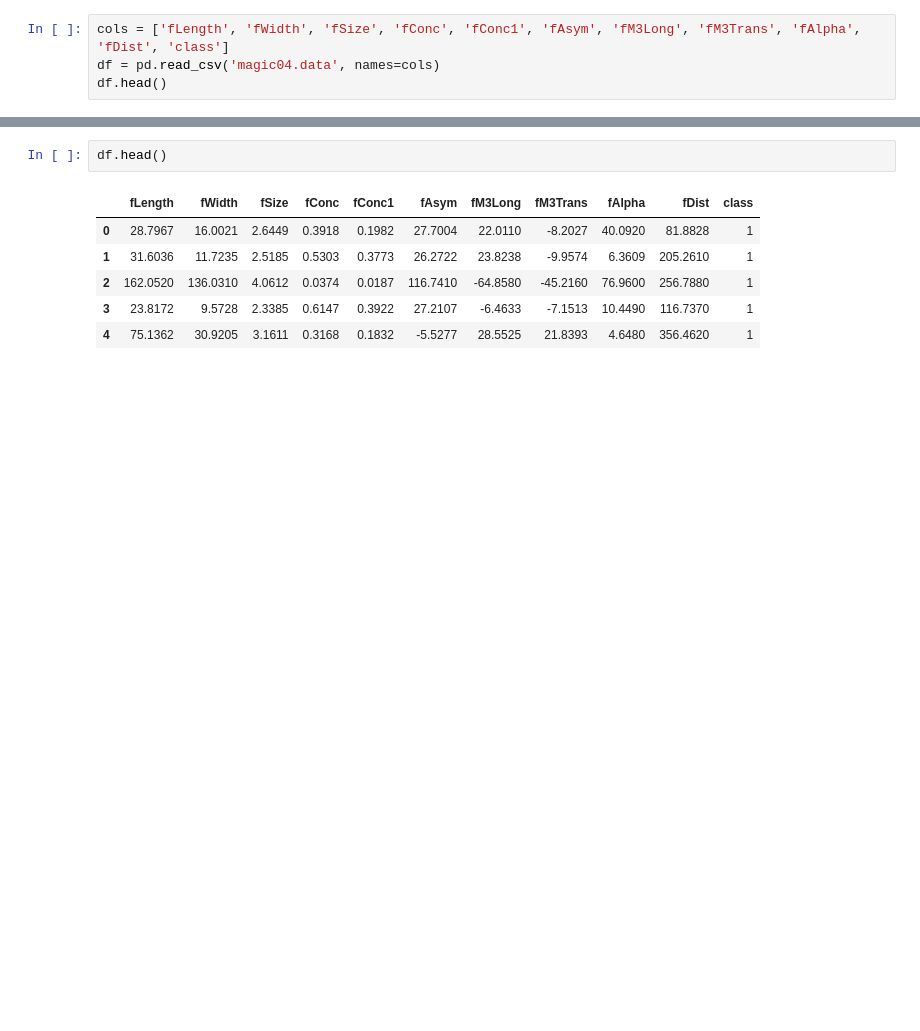
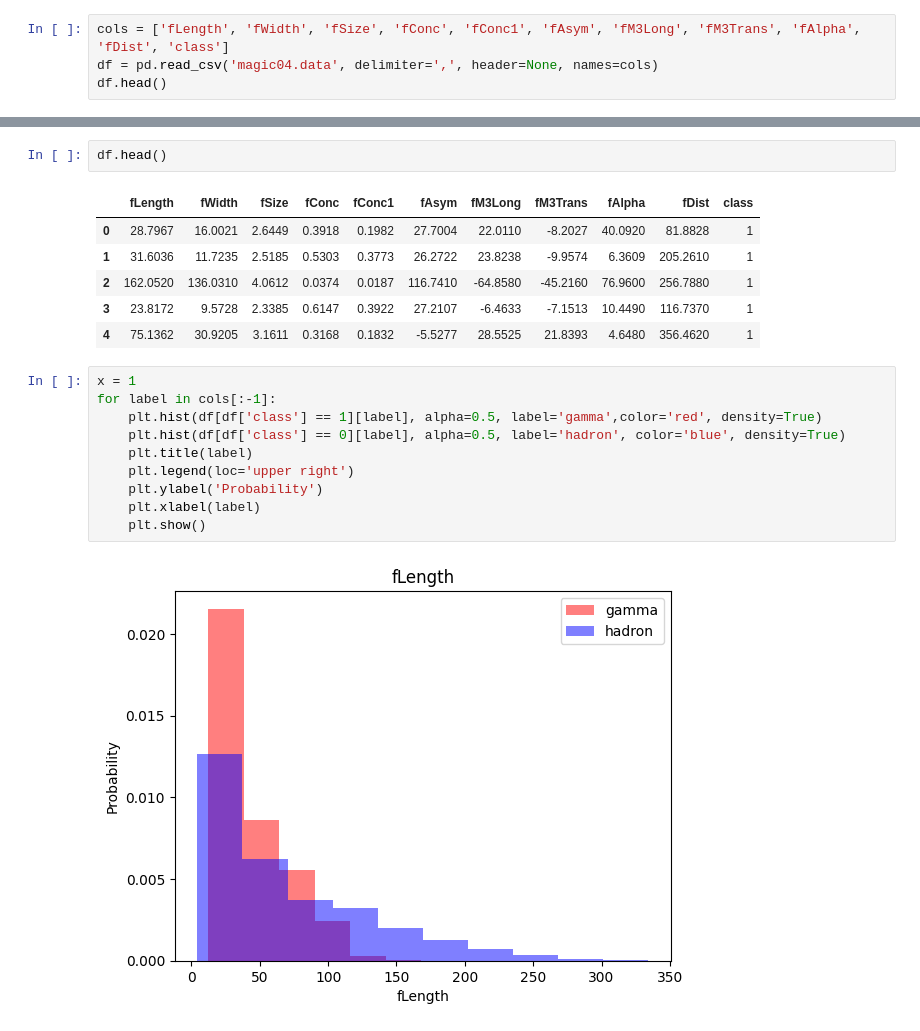
Before and after one commit to Lakshit-Chiranjiv/Learning-ML, a Jupyter notebook: Practise-ML-MAGIC-DS.ipynb, the cells around one changed output, grey strips where cells are left out. Saved outputs shown, nothing was run; the diff lists cells and outputs as text; blank space fills up the shorter version.

Commit message:
data histogram plot for each col value

```diff
--- a/Practise-ML-MAGIC-DS.ipynb
+++ b/Practise-ML-MAGIC-DS.ipynb
@@ -4,7 +4,7 @@ import pandas as pd
 import matplotlib.pyplot as plt
 # %%
 cols = ['fLength', 'fWidth', 'fSize', 'fConc', 'fConc1', 'fAsym', 'fM3Long', 'fM3Trans', 'fAlpha', 'fDist', 'class']
-df = pd.read_csv('magic04.data', names=cols)
+df = pd.read_csv('magic04.data', delimiter=',', header=None, names=cols)
 df.head()
 # %% [output]
 |  | fLength | fWidth | fSize | fConc | fConc1 | fAsym | fM3Long | fM3Trans | fAlpha | fDist | class |
@@ -35,3 +35,15 @@ df.head()
 | 2 | 162.0520 | 136.0310 | 4.0612 | 0.0374 | 0.0187 | 116.7410 | -64.8580 | -45.2160 | 76.9600 | 256.7880 | 1 |
 | 3 | 23.8172 | 9.5728 | 2.3385 | 0.6147 | 0.3922 | 27.2107 | -6.4633 | -7.1513 | 10.4490 | 116.7370 | 1 |
 | 4 | 75.1362 | 30.9205 | 3.1611 | 0.3168 | 0.1832 | -5.5277 | 28.5525 | 21.8393 | 4.6480 | 356.4620 | 1 |
+# %%
+x = 1
+for label in cols[:-1]:
+    plt.hist(df[df['class'] == 1][label], alpha=0.5, label='gamma',color='red', density=True)
+    plt.hist(df[df['class'] == 0][label], alpha=0.5, label='hadron', color='blue', density=True)
+    plt.title(label)
+    plt.legend(loc='upper right')
+    plt.ylabel('Probability')
+    plt.xlabel(label)
+    plt.show()
+# %% [output]
+[figure, added]
```
Also changed, not shown: parts of 1 cell of this notebook.
